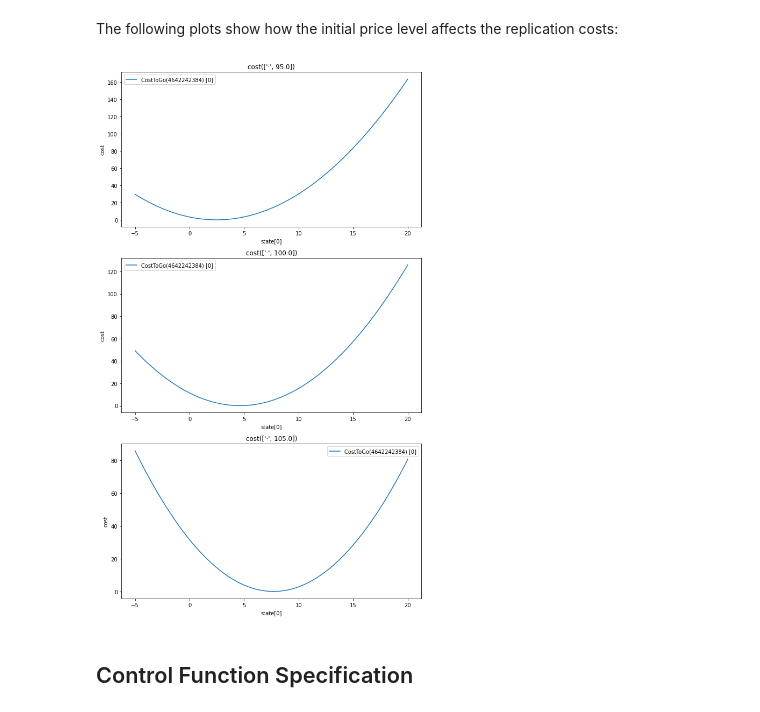
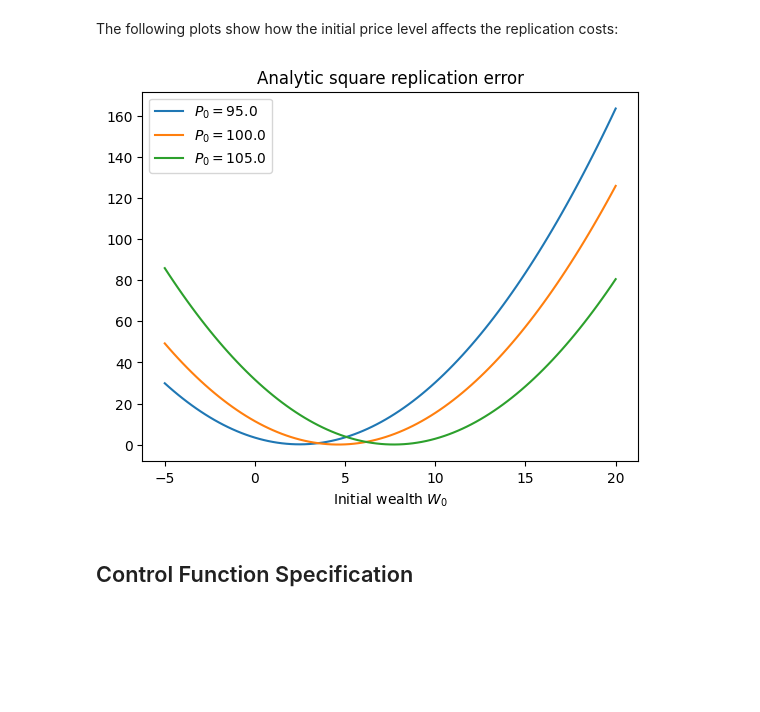
Before and after one commit to rbosh/ml-adp, a Jupyter notebook: doc/source/examples/option_hedging.ipynb, the cells around one changed output. Drawn from its saved outputs; the diff is of its cells as text; code cells hidden in the pictures; blank space fills up the shorter version.

```diff
--- a/doc/source/examples/option_hedging.ipynb
+++ b/doc/source/examples/option_hedging.ipynb
@@ -233,38 +236,38 @@ Accordingly (and inefficiently sans memoization):
 # %%
-def K(time: int, time_horizon: int, md: MultinomialDistribution) -> torch.Tensor:
-    return (1. - (md.mean() / md.second()) * md.mean()) ** (time_horizon - time)
+@functools.cache
+def K(time: int, time_horizon: int, md: MultinomialDistribution) -> Tensor:
+    return (1. - (md.mean / md.second) * md.mean) ** (time_horizon - time)
 
-def B(prices: torch.Tensor, time: int, time_horizon: int, option: Derivative, md: MultinomialDistribution) -> torch.Tensor:
+@functools.cache
+def B(prices: Tensor, time: int, time_horizon: int, option: Derivative, md: MultinomialDistribution) -> Tensor:
     if time == time_horizon:
         return option(prices)
     else:
         next_prices = (prices * (1. + md.rets.unsqueeze(0))).unsqueeze(-1)
         b0 = md.integrate(B(next_prices, time+1, time_horizon, option, md), moment=0)
         b1 = md.integrate(B(next_prices, time+1, time_horizon, option, md), moment=1)
-        return b0 - (md.mean() * b1) / md.second()
+        return b0 - (md.mean * b1) / md.second
 
-def C(prices: torch.Tensor, time: int, time_horizon: int, option: Derivative, md: MultinomialDistribution) -> torch.Tensor:
+@functools.cache
+def C(prices: Tensor, time: int, time_horizon: int, option: Derivative, md: MultinomialDistribution) -> Tensor:
     if time == time_horizon:
         return option(prices) ** 2
     else:
         next_prices = (prices * (1. + md.rets.unsqueeze(0))).unsqueeze(-1)
         c0 = md.integrate(C(next_prices, time+1, time_horizon, option, md), moment=0)
         b1 = md.integrate(B(next_prices, time+1, time_horizon, option, md), moment=1)
-        return c0 - (b1 / K(time+1, time_horizon, md)) * (b1 / md.second())
+        return c0 - (b1 / K(time+1, time_horizon, md)) * (b1 / md.second)
 # %%
 import functools as ft
 
-k = ft.partial(K, time=0, time_horizon=time_horizon, md=md)
-b = ft.partial(B, time=0, time_horizon=time_horizon, option=option, md=md)
-c = ft.partial(C, time=0, time_horizon=time_horizon, option=option, md=md)
+k = ft.partial(K, time=0, time_horizon=periods, md=md)
+b = ft.partial(B, time=0, time_horizon=periods, option=option, md=md)
+c = ft.partial(C, time=0, time_horizon=periods, option=option, md=md)
 
-def v0(state: torch.Tensor):
-    wealth = state[:, [0]]
-    prices = state[:, 1:]
-
+def v0(wealth: Tensor, prices: Tensor):
     return k() * (wealth ** 2) - 2 * b(prices) * wealth + c(prices)
 
-analytic_error = CostToGo.from_number_of_steps(0)
+analytic_error = CostAccumulation.from_steps(0)
 analytic_error.cost_functions[0] = v0
 # %% [markdown]
 Inspect the analytic solution for different initial price values; the location $W_0^* = B_0(p_0)/K_0$ of the global minimum $\varepsilon^* = 0$ of the cost-to-go graphs represents the fair price of the attainable derivative at time $0$.
@@ -275,15 +278,23 @@ b(initial_value) / k()
 tensor([[4.6183]])
 # %% [markdown]
 The following plots show how the initial price level affects the replication costs:
-# %%
-analytic_error.plot_integral_functional(
-    torch.arange(-5., 20.25, 0.25).to(device),
-    torch.arange(95., 106., 5.).to(device),
-    plot_size=(10, 6)
-)
-plt.show()
-# %% [output]
-[figure, removed]
+# %%
+initial_wealths = torch.arange(-5., 20.25, 0.25).unsqueeze(-1)
+benchmark_market_prices = torch.tensor([[95.], [100.], [105.]])
+
+analytic_errors = []
+
+plt.title("Analytic square replication error")
+plt.xlabel("Initial wealth $W_0$")
+
+for market_prices in benchmark_market_prices:
+    replication_costs = [float(v0(initial_wealth, market_prices)) for initial_wealth in initial_wealths]
+    plt.plot(initial_wealths, replication_costs, label=f"$P_0 = {float(market_prices)}$")
+
+plt.legend()
+plt.show()
+# %% [output]
+[figure, added]
 # %% [markdown]
 ## Control Function Specification
 # %% [markdown]
```
Also changed, not shown: parts of 45 cells of this notebook, 4 other files.
